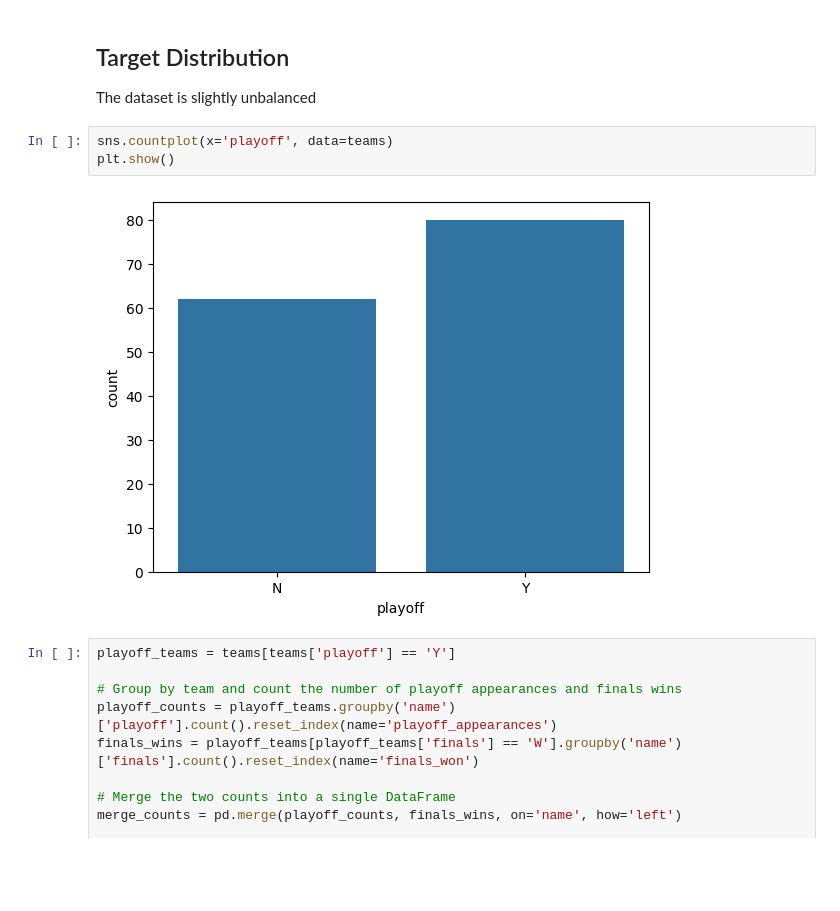
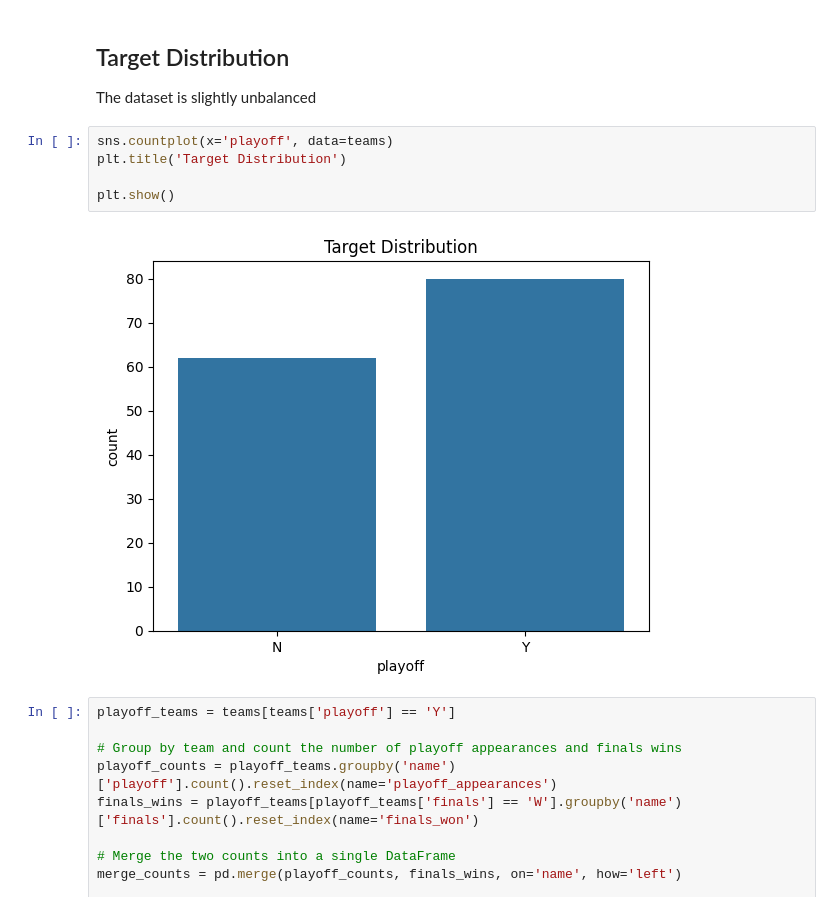
Before and after one commit to brunabrasil/FEUP-AC, a Jupyter notebook: exploratory.ipynb, the cells around one changed output. Cells and saved outputs as stored; diff of their text form; blank space fills up the shorter version.

```diff
--- a/exploratory.ipynb
+++ b/exploratory.ipynb
@@ -531,9 +526,11 @@ plt.show()
 The dataset is slightly unbalanced
 # %%
 sns.countplot(x='playoff', data=teams)
+plt.title('Target Distribution')
+
 plt.show()
 # %% [output]
-[figure, old version]
+[figure, new version]
 # %%
 playoff_teams = teams[teams['playoff'] == 'Y']
 
```
Also changed, not shown: parts of 2 cells of this notebook, 7 other files.
